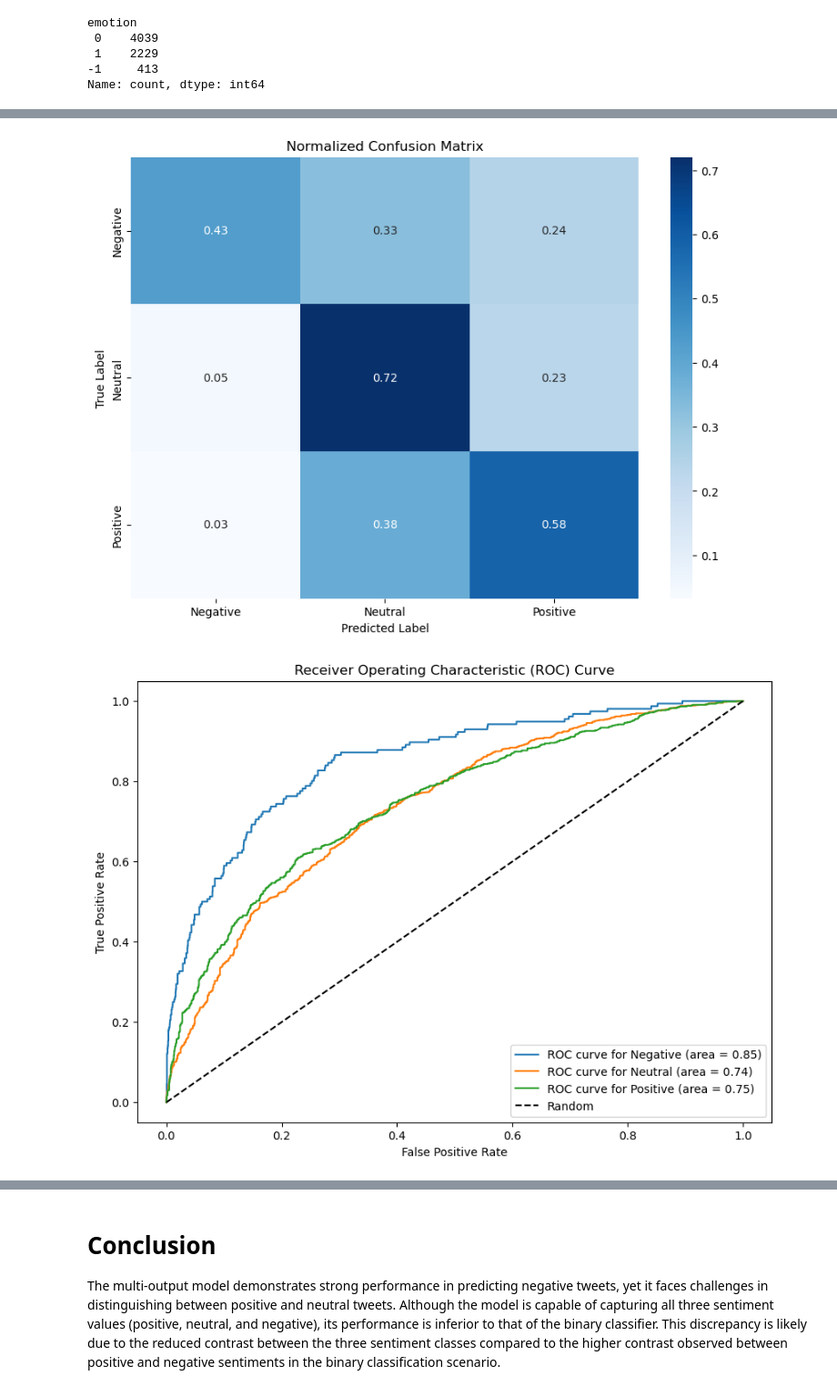
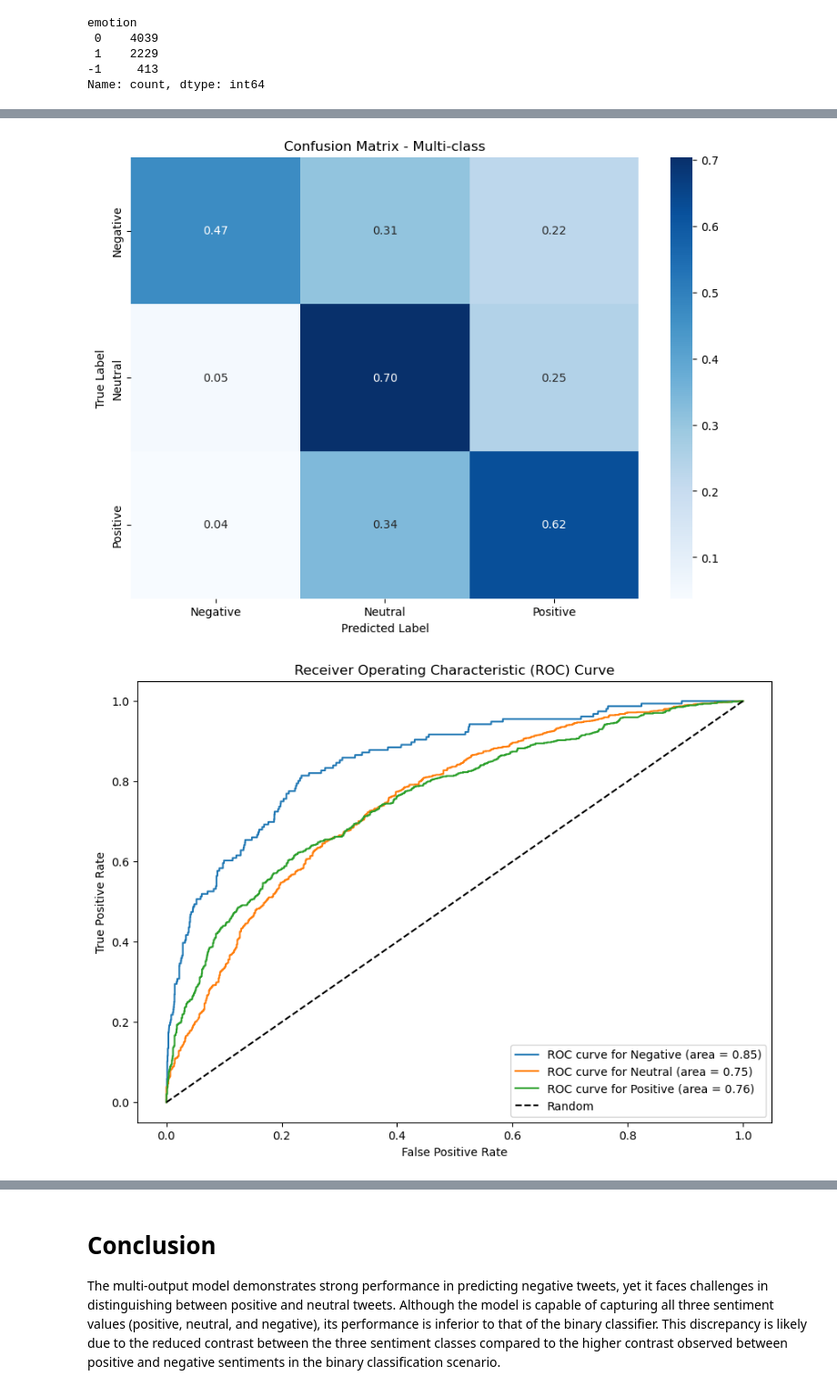
Before and after one commit to Gfatouras/Phase4, a Jupyter notebook: index.ipynb, the cells around one changed output, grey strips where cells are left out. Shown at 91% size. Saved outputs shown, nothing was run; the diff lists cells and outputs as text; code cells hidden in the pictures.

```diff
--- a/index.ipynb
+++ b/index.ipynb
@@ -378,7 +402,7 @@ from sklearn.metrics import classification_report, confusion_matrix, roc_auc_sco
 
 clf_pipe = Pipeline([
     ('vectorizer', TfidfVectorizer()),  # Text vectorization
-    ('clf', DummyClassifier(strategy='stratified', random_state=42))  # Classification
+    ('clf', MultinomialNB())  # Classification
 ])
 clf_pipe.fit(X_train, y_train)
 y_pred = clf_pipe.predict(X_test)
@@ -581,36 +676,18 @@ weighted avg       0.88      0.89      0.88       885
 # %%
 def evaluate_model_multi(y_true, y_pred, model, X_test, n_class=3):
-    """
-    Evaluate the performance of a multi-class classifier by generating:
-    - ROC AUC curves
-    - Classification reports
-    - Confusion matrices
 
-    Args:
-    y_true: True labels for the test set
-    y_pred: Predicted labels by the model
-    model: Trained model
-    X_test: Test features (for obtaining probabilities)
-    n_class: Number of classes (default is 3)
-    """
-
-    # Classification report
-    print("CLASSIFICATION REPORT")
-    print("------------------------------------------")
     print(classification_report(y_true, y_pred, target_names=['Negative', 'Neutral', 'Positive']))
-
-    # Compute confusion matrix
     cm = confusion_matrix(y_true, y_pred, labels=[-1, 0, 1])
 
     # Normalize the confusion matrix by row (i.e., by the number of samples in each class)
     cm_normalized = cm.astype('float') / cm.sum(axis=1)[:, np.newaxis]
 
-    # Plot normalized confusion matrix
+    # Plot confusion matrix
     plt.figure(figsize=(10, 7))
     sns.heatmap(cm_normalized, annot=True, fmt='.2f', cmap='Blues', xticklabels=['Negative', 'Neutral', 'Positive'], yticklabels=['Negative', 'Neutral', 'Positive'])
     plt.xlabel('Predicted Label')
     plt.ylabel('True Label')
-    plt.title('Normalized Confusion Matrix')
+    plt.title('Confusion Matrix - Multi-class')
     plt.show()
 
     # Binarize the output
@@ -716,12 +791,18 @@ clf_pipe = ImbPipeline([
 
 # Define the parameter grid for GridSearchCV
 param_grid = {
-    'vectorizer__max_df': [0.75, 1.0],
-    'vectorizer__min_df': [1, 2],
-    'vectorizer__ngram_range': [(1, 1), (1, 2)],
-    'vectorizer__stop_words': [None, 'english'],
-    'clf__alpha': [0.1, 1.0, 10.0],  # Alpha parameter for MultinomialNB
-    'clf__fit_prior': [True, False]
+    'clf__alpha': [0.1],
+    'clf__fit_prior': [False],
+    'vectorizer__binary': [True],
+    'vectorizer__lowercase': [True],
+    'vectorizer__max_df': [0.5],
+    'vectorizer__max_features': [None],
+    'vectorizer__min_df': [1],
+    'vectorizer__ngram_range': [(1, 2)],
+    'vectorizer__smooth_idf': [True],
+    'vectorizer__stop_words': [None],
+    'vectorizer__sublinear_tf': [True],
+    'vectorizer__use_idf': [False]
 }
 
 # Initialize GridSearchCV
@@ -759,5 +838,5 @@ weighted avg       0.66      0.65      0.66      2228
-[figure, old version]
+[figure, new version]
-[figure, old version]
+[figure, new version]
 # %%
 clf_pipe = ImbPipeline([
     ('vectorizer', TfidfVectorizer(stop_words='english', norm='l2')),
```
Also changed, not shown: parts of 29 cells of this notebook.
